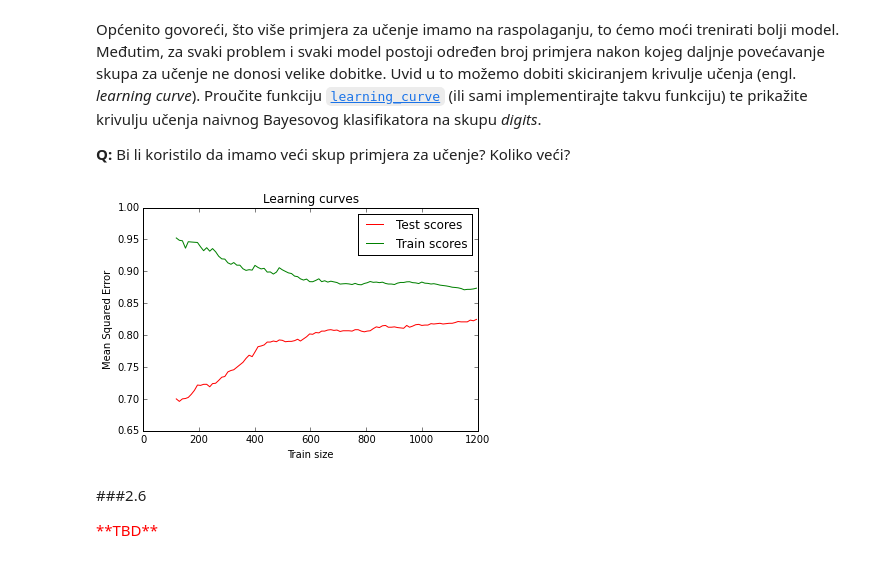
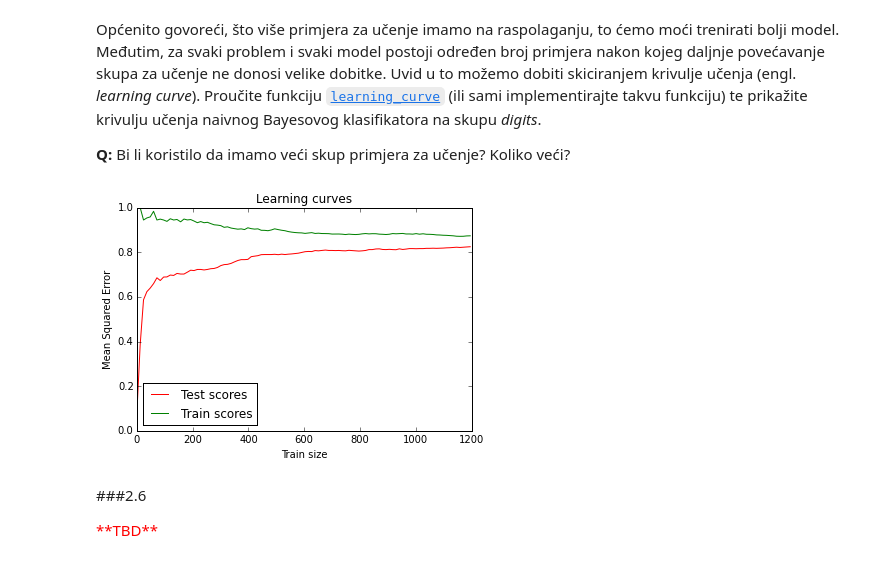
Before and after one commit to antifriz/sedmestar, a Jupyter notebook: su/lab2/SU-2015-LAB1.ipynb, the cells around one changed output. Cells and saved outputs as stored; diff of their text form; code cells hidden in the pictures.

```diff
--- a/su/lab2/SU-2015-LAB1.ipynb
+++ b/su/lab2/SU-2015-LAB1.ipynb
@@ -332,21 +332,21 @@ Općenito govoreći, što više primjera za učenje imamo na raspolaganju, to ć
 # %%
 from sklearn.learning_curve import learning_curve
 
 
-train_sizes, train_scores, test_scores = learning_curve(b1,binarized,digits.target,train_sizes=np.linspace(0.1,1,100))
+train_sizes, train_scores, test_scores = learning_curve(b1,binarized,digits.target,train_sizes=np.linspace(0.0001,1,100))
 
 
 plt.plot(train_sizes, test_scores.mean(1), '', color="r", label="Test scores")
 plt.plot(train_sizes, train_scores.mean(1), '', color="g", label="Train scores")
 
 plt.xlabel("Train size")
 plt.ylabel("Mean Squared Error")
 plt.title('Learning curves')
 plt.legend(loc="best")
 
 plt.show()
 # %% [output]
-[figure, old version]
+[figure, new version]
 # %% [markdown]
 ###2.6
 
```
